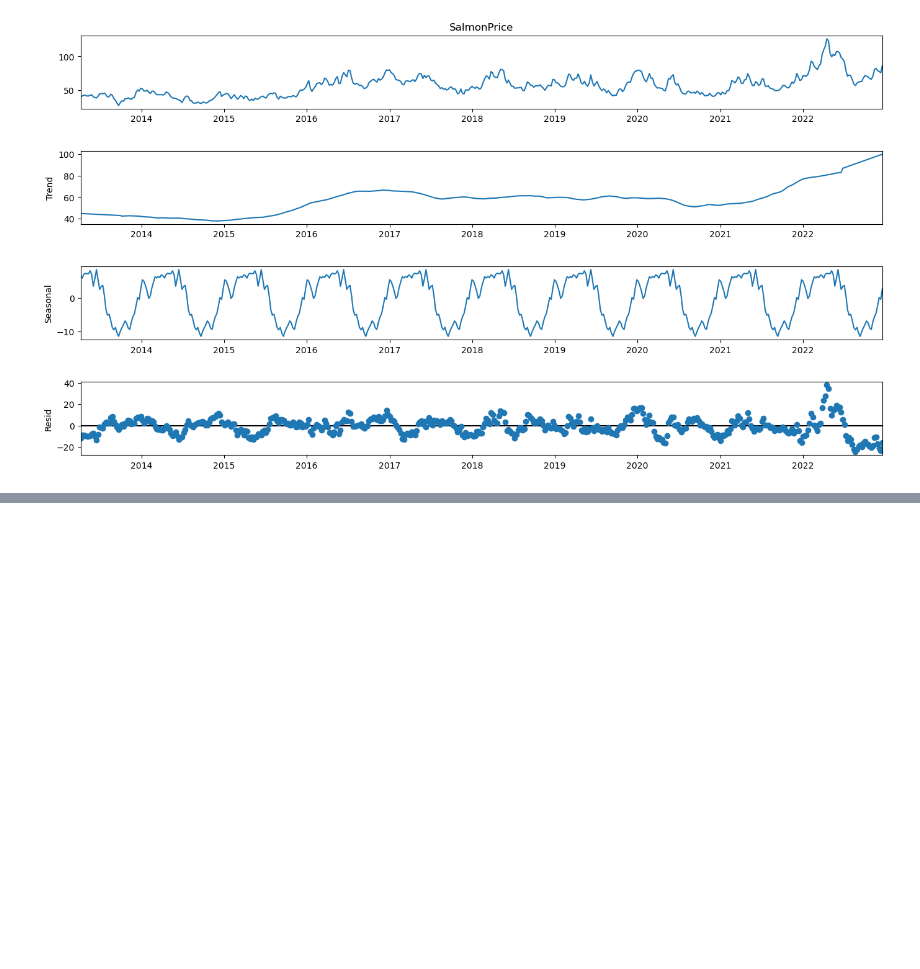
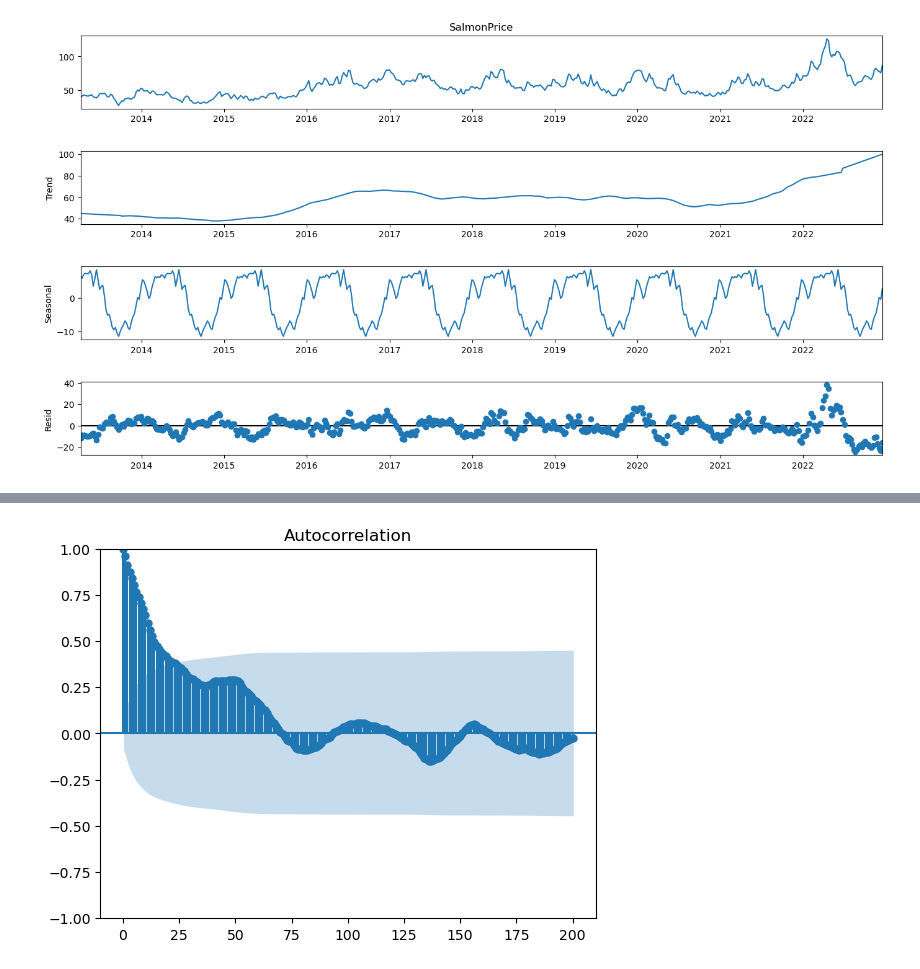
Before and after one commit to BachelorLaks/bachelor2023, a Jupyter notebook: data/ARIMA.ipynb, the cells around one changed output, grey strips where cells are left out. Saved outputs shown, nothing was run; the diff lists cells and outputs as text; code cells hidden in the pictures; blank space fills up the shorter version.

```diff
--- a/data/ARIMA.ipynb
+++ b/data/ARIMA.ipynb
@@ -66,0 +68,7 @@ plt.show()
+# %%
+
+plot_acf(var_set.SalmonPrice, lags=200)
+
+plt.show()
+# %% [output]
+[figure, added]
```
Also changed, not shown: parts of 2 cells of this notebook, 1 other file.
